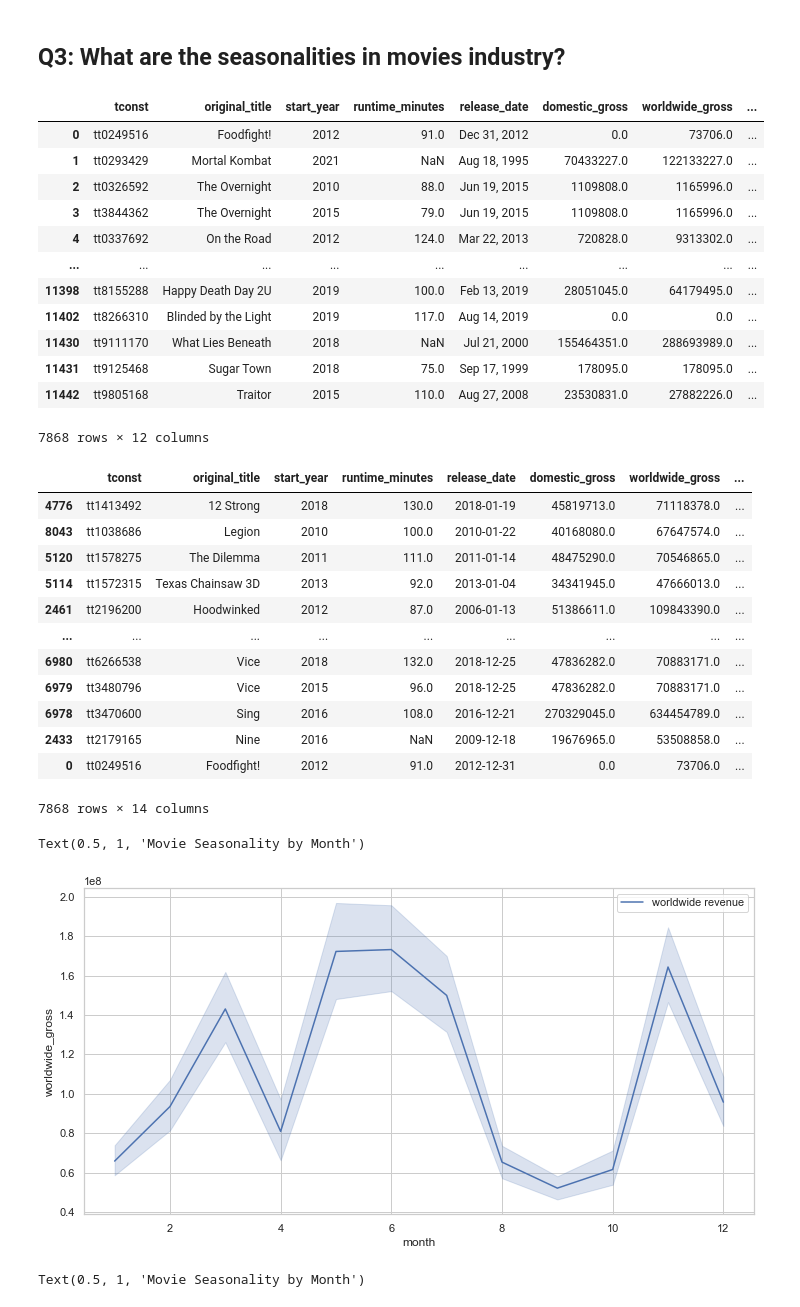
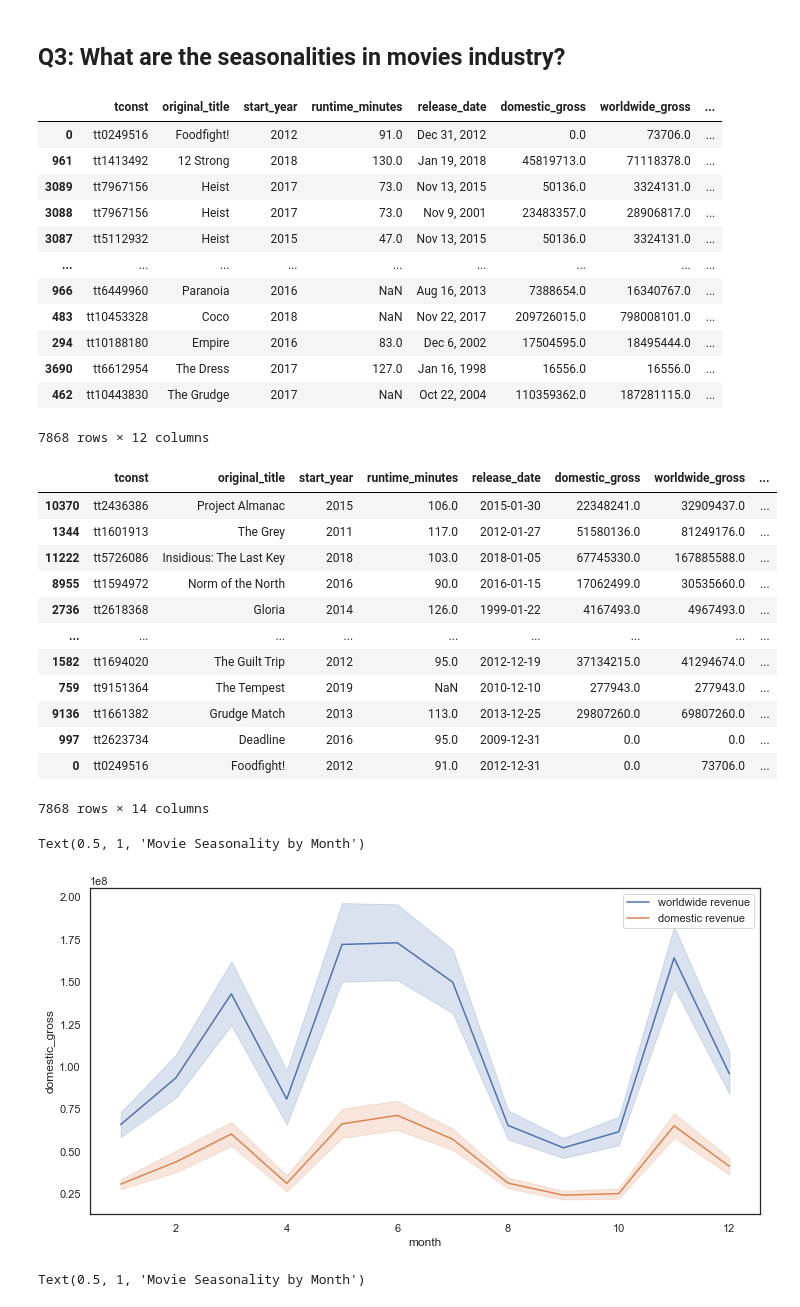
Before and after one commit to polyglottraveler/projectkr, a Jupyter notebook: master_worksheet_combined.ipynb, the cells around one changed output. Drawn from its saved outputs; the diff is of its cells as text; code cells hidden in the pictures.

```diff
--- a/master_worksheet_combined.ipynb
+++ b/master_worksheet_combined.ipynb
@@ -238,4 +241,4 @@ imdb_tn_full
 
 imdb_tn_full = imdb_tn_full.melt(id_vars = ['tconst', 'original_title', 'start_year', 'runtime_minutes','release_date', 'domestic_gross', 'worldwide_gross', 'production_budget'], value_name = 'genre')
 imdb_tn_full.dropna(subset=['genre'], inplace = True)
-imdb_tn_full.sort_values(by = 'genre')
+imdb_tn_full = imdb_tn_full.sort_values(by = 'genre')
@@ -366,16 +344,16 @@ imdb_tn_full
 # %% [output]
 |  | tconst | original_title | start_year | runtime_minutes | release_date | domestic_gross | worldwide_gross | ... |
 | 0 | tt0249516 | Foodfight! | 2012 | 91.0 | Dec 31, 2012 | 0.0 | 73706.0 | ... |
-| 1 | tt0293429 | Mortal Kombat | 2021 | NaN | Aug 18, 1995 | 70433227.0 | 122133227.0 | ... |
-| 2 | tt0326592 | The Overnight | 2010 | 88.0 | Jun 19, 2015 | 1109808.0 | 1165996.0 | ... |
-| 3 | tt3844362 | The Overnight | 2015 | 79.0 | Jun 19, 2015 | 1109808.0 | 1165996.0 | ... |
-| 4 | tt0337692 | On the Road | 2012 | 124.0 | Mar 22, 2013 | 720828.0 | 9313302.0 | ... |
+| 961 | tt1413492 | 12 Strong | 2018 | 130.0 | Jan 19, 2018 | 45819713.0 | 71118378.0 | ... |
+| 3089 | tt7967156 | Heist | 2017 | 73.0 | Nov 13, 2015 | 50136.0 | 3324131.0 | ... |
+| 3088 | tt7967156 | Heist | 2017 | 73.0 | Nov 9, 2001 | 23483357.0 | 28906817.0 | ... |
+| 3087 | tt5112932 | Heist | 2015 | 47.0 | Nov 13, 2015 | 50136.0 | 3324131.0 | ... |
 | ... | ... | ... | ... | ... | ... | ... | ... | ... |
-| 11398 | tt8155288 | Happy Death Day 2U | 2019 | 100.0 | Feb 13, 2019 | 28051045.0 | 64179495.0 | ... |
-| 11402 | tt8266310 | Blinded by the Light | 2019 | 117.0 | Aug 14, 2019 | 0.0 | 0.0 | ... |
-| 11430 | tt9111170 | What Lies Beneath | 2018 | NaN | Jul 21, 2000 | 155464351.0 | 288693989.0 | ... |
-| 11431 | tt9125468 | Sugar Town | 2018 | 75.0 | Sep 17, 1999 | 178095.0 | 178095.0 | ... |
-| 11442 | tt9805168 | Traitor | 2015 | 110.0 | Aug 27, 2008 | 23530831.0 | 27882226.0 | ... |
+| 966 | tt6449960 | Paranoia | 2016 | NaN | Aug 16, 2013 | 7388654.0 | 16340767.0 | ... |
+| 483 | tt10453328 | Coco | 2018 | NaN | Nov 22, 2017 | 209726015.0 | 798008101.0 | ... |
+| 294 | tt10188180 | Empire | 2016 | 83.0 | Dec 6, 2002 | 17504595.0 | 18495444.0 | ... |
+| 3690 | tt6612954 | The Dress | 2017 | 127.0 | Jan 16, 1998 | 16556.0 | 16556.0 | ... |
+| 462 | tt10443830 | The Grudge | 2017 | NaN | Oct 22, 2004 | 110359362.0 | 187281115.0 | ... |
 7868 rows × 12 columns
 # %%
 # converting release date to datetime and extract month
@@ -387,29 +365,31 @@ imdb_tn_full = imdb_tn_full.sort_values(by=['month'], ascending = True)
 imdb_tn_full
 # %% [output]
 |  | tconst | original_title | start_year | runtime_minutes | release_date | domestic_gross | worldwide_gross | ... |
-| 4776 | tt1413492 | 12 Strong | 2018 | 130.0 | 2018-01-19 | 45819713.0 | 71118378.0 | ... |
-| 8043 | tt1038686 | Legion | 2010 | 100.0 | 2010-01-22 | 40168080.0 | 67647574.0 | ... |
-| 5120 | tt1578275 | The Dilemma | 2011 | 111.0 | 2011-01-14 | 48475290.0 | 70546865.0 | ... |
-| 5114 | tt1572315 | Texas Chainsaw 3D | 2013 | 92.0 | 2013-01-04 | 34341945.0 | 47666013.0 | ... |
-| 2461 | tt2196200 | Hoodwinked | 2012 | 87.0 | 2006-01-13 | 51386611.0 | 109843390.0 | ... |
+| 10370 | tt2436386 | Project Almanac | 2015 | 106.0 | 2015-01-30 | 22348241.0 | 32909437.0 | ... |
+| 1344 | tt1601913 | The Grey | 2011 | 117.0 | 2012-01-27 | 51580136.0 | 81249176.0 | ... |
+| 11222 | tt5726086 | Insidious: The Last Key | 2018 | 103.0 | 2018-01-05 | 67745330.0 | 167885588.0 | ... |
+| 8955 | tt1594972 | Norm of the North | 2016 | 90.0 | 2016-01-15 | 17062499.0 | 30535660.0 | ... |
+| 2736 | tt2618368 | Gloria | 2014 | 126.0 | 1999-01-22 | 4167493.0 | 4967493.0 | ... |
 | ... | ... | ... | ... | ... | ... | ... | ... | ... |
-| 6980 | tt6266538 | Vice | 2018 | 132.0 | 2018-12-25 | 47836282.0 | 70883171.0 | ... |
-| 6979 | tt3480796 | Vice | 2015 | 96.0 | 2018-12-25 | 47836282.0 | 70883171.0 | ... |
-| 6978 | tt3470600 | Sing | 2016 | 108.0 | 2016-12-21 | 270329045.0 | 634454789.0 | ... |
-| 2433 | tt2179165 | Nine | 2016 | NaN | 2009-12-18 | 19676965.0 | 53508858.0 | ... |
+| 1582 | tt1694020 | The Guilt Trip | 2012 | 95.0 | 2012-12-19 | 37134215.0 | 41294674.0 | ... |
+| 759 | tt9151364 | The Tempest | 2019 | NaN | 2010-12-10 | 277943.0 | 277943.0 | ... |
+| 9136 | tt1661382 | Grudge Match | 2013 | 113.0 | 2013-12-25 | 29807260.0 | 69807260.0 | ... |
+| 997 | tt2623734 | Deadline | 2016 | 95.0 | 2009-12-31 | 0.0 | 0.0 | ... |
 | 0 | tt0249516 | Foodfight! | 2012 | 91.0 | 2012-12-31 | 0.0 | 73706.0 | ... |
 7868 rows × 14 columns
 # %%
-# plotting boxplot revenue seasonality by month
+# plotting lineplot revenue seasonality by month
 
-sns.set(style="whitegrid")
+sns.set(style="white")
 
 fig, ax1 = plt.subplots(figsize = (12,6))
 sns.lineplot(x="month", y="worldwide_gross", data = imdb_tn_full, label='worldwide revenue')
+sns.lineplot(x="month", y="domestic_gross", data = imdb_tn_full, label='domestic revenue')
+
 ax.set_xlabel('Month', fontsize=15)
 ax.set_ylabel('Worldwide Gross Revenue', fontsize=15)
 ax.set_title('Movie Seasonality by Month', fontsize=20)
 # %% [output]
 Text(0.5, 1, 'Movie Seasonality by Month')
-[figure, old version]
+[figure, new version]
 # %%
```
Also changed, not shown: parts of 10 cells of this notebook.
